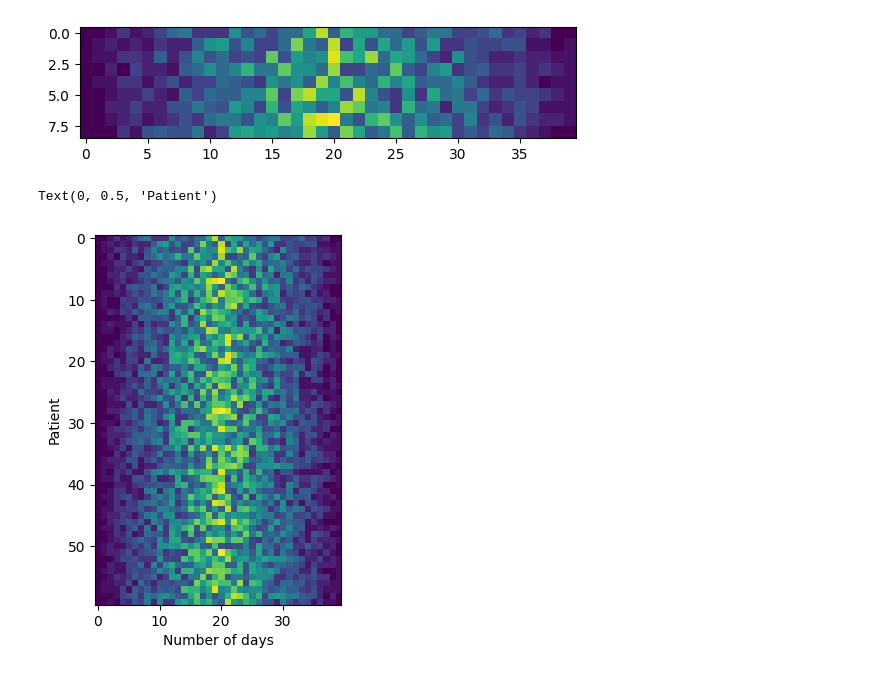
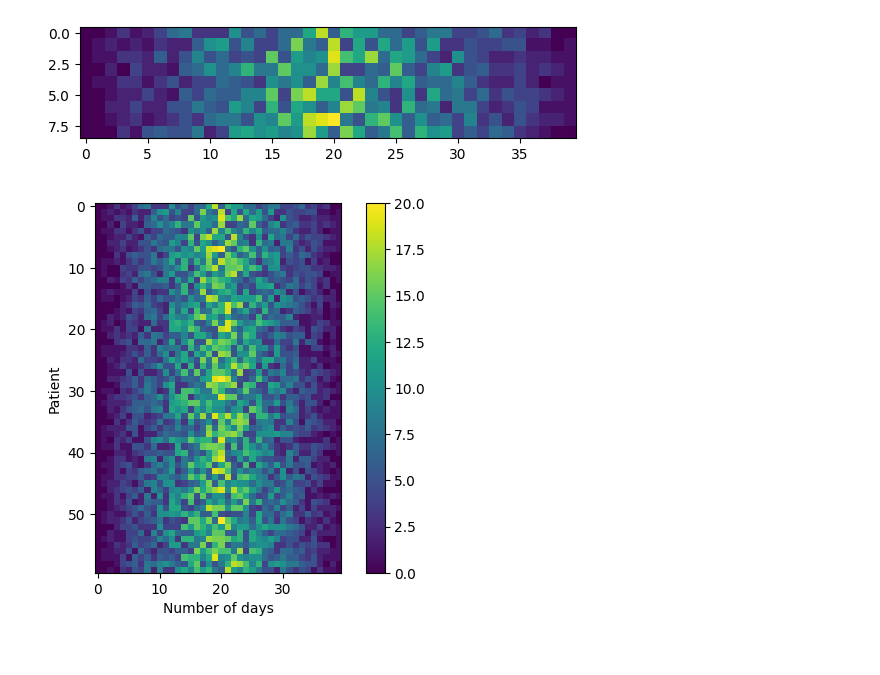
Before and after one commit to Azinkarimzad/phthon_SWC_24, a Jupyter notebook: tst.ipynb, the cells around one changed output. Saved outputs shown, nothing was run; the diff lists cells and outputs as text; code cells hidden in the pictures.

```diff
--- a/tst.ipynb
+++ b/tst.ipynb
@@ -515,7 +515,6 @@ image_1=plt.imshow(data[:9,:])
 # %% [output]
 [figure]
 # %%
-image=plt.imshow(data);plt.xlabel('Number of days');plt.ylabel('Patient')
+image=plt.imshow(data);plt.xlabel('Number of days');plt.ylabel('Patient');cbar = plt.colorbar(image)
 # %% [output]
-Text(0, 0.5, 'Patient')
-[figure, old version]
+[figure, new version]
```
Also changed, not shown: parts of 1 cell of this notebook.
